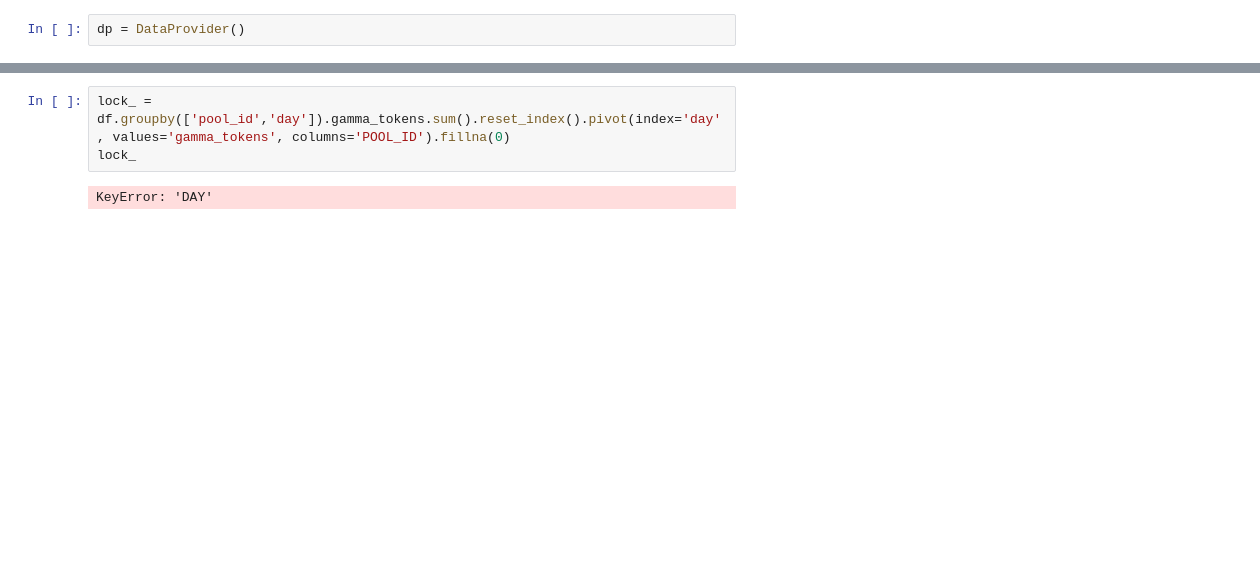
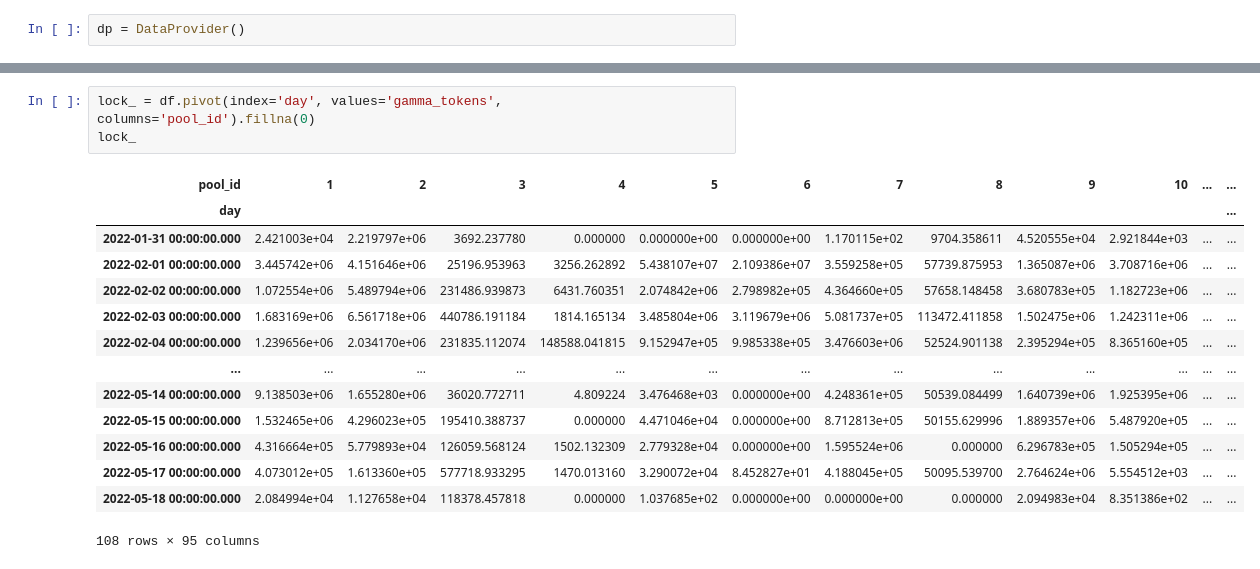
Before and after one commit to IncioMan/osmosis-pools-dashboard, a Jupyter notebook: notebooks/osmo-pools.ipynb, the cells around one changed output, grey strips where cells are left out. Saved outputs shown, nothing was run; the diff lists cells and outputs as text; blank space fills up the shorter version.

```diff
--- a/notebooks/osmo-pools.ipynb
+++ b/notebooks/osmo-pools.ipynb
@@ -70,8 +70,21 @@ df
 # %%
-lock_ = df.groupby(['pool_id','day']).gamma_tokens.sum().reset_index().pivot(index='day', values='gamma_tokens', columns='POOL_ID').fillna(0)
+lock_ = df.pivot(index='day', values='gamma_tokens', columns='pool_id').fillna(0)
 lock_
 # %% [output]
+| pool_id | 1 | 2 | 3 | 4 | 5 | 6 | 7 | 8 | 9 | 10 | ... | ... |
+| day |  |  |  |  |  |  |  |  |  |  |  | ... |
+| 2022-01-31 00:00:00.000 | 2.421003e+04 | 2.219797e+06 | 3692.237780 | 0.000000 | 0.000000e+00 | 0.000000e+00 | 1.170115e+02 | 9704.358611 | 4.520555e+04 | 2.921844e+03 | ... | ... |
+| 2022-02-01 00:00:00.000 | 3.445742e+06 | 4.151646e+06 | 25196.953963 | 3256.262892 | 5.438107e+07 | 2.109386e+07 | 3.559258e+05 | 57739.875953 | 1.365087e+06 | 3.708716e+06 | ... | ... |
+| 2022-02-02 00:00:00.000 | 1.072554e+06 | 5.489794e+06 | 231486.939873 | 6431.760351 | 2.074842e+06 | 2.798982e+05 | 4.364660e+05 | 57658.148458 | 3.680783e+05 | 1.182723e+06 | ... | ... |
+| 2022-02-03 00:00:00.000 | 1.683169e+06 | 6.561718e+06 | 440786.191184 | 1814.165134 | 3.485804e+06 | 3.119679e+06 | 5.081737e+05 | 113472.411858 | 1.502475e+06 | 1.242311e+06 | ... | ... |
+| 2022-02-04 00:00:00.000 | 1.239656e+06 | 2.034170e+06 | 231835.112074 | 148588.041815 | 9.152947e+05 | 9.985338e+05 | 3.476603e+06 | 52524.901138 | 2.395294e+05 | 8.365160e+05 | ... | ... |
+| ... | ... | ... | ... | ... | ... | ... | ... | ... | ... | ... | ... | ... |
+| 2022-05-14 00:00:00.000 | 9.138503e+06 | 1.655280e+06 | 36020.772711 | 4.809224 | 3.476468e+03 | 0.000000e+00 | 4.248361e+05 | 50539.084499 | 1.640739e+06 | 1.925395e+06 | ... | ... |
+| 2022-05-15 00:00:00.000 | 1.532465e+06 | 4.296023e+05 | 195410.388737 | 0.000000 | 4.471046e+04 | 0.000000e+00 | 8.712813e+05 | 50155.629996 | 1.889357e+06 | 5.487920e+05 | ... | ... |
+| 2022-05-16 00:00:00.000 | 4.316664e+05 | 5.779893e+04 | 126059.568124 | 1502.132309 | 2.779328e+04 | 0.000000e+00 | 1.595524e+06 | 0.000000 | 6.296783e+05 | 1.505294e+05 | ... | ... |
+| 2022-05-17 00:00:00.000 | 4.073012e+05 | 1.613360e+05 | 577718.933295 | 1470.013160 | 3.290072e+04 | 8.452827e+01 | 4.188045e+05 | 50095.539700 | 2.764624e+06 | 5.554512e+03 | ... | ... |
+| 2022-05-18 00:00:00.000 | 2.084994e+04 | 1.127658e+04 | 118378.457818 | 0.000000 | 1.037685e+02 | 0.000000e+00 | 0.000000e+00 | 0.000000 | 2.094983e+04 | 8.351386e+02 | ... | ... |
-KeyError: 'DAY'
+108 rows × 95 columns
 # %%
 df = dp.get_exit()
 df
```
Also changed, not shown: parts of 6 cells of this notebook, 2 other files.
